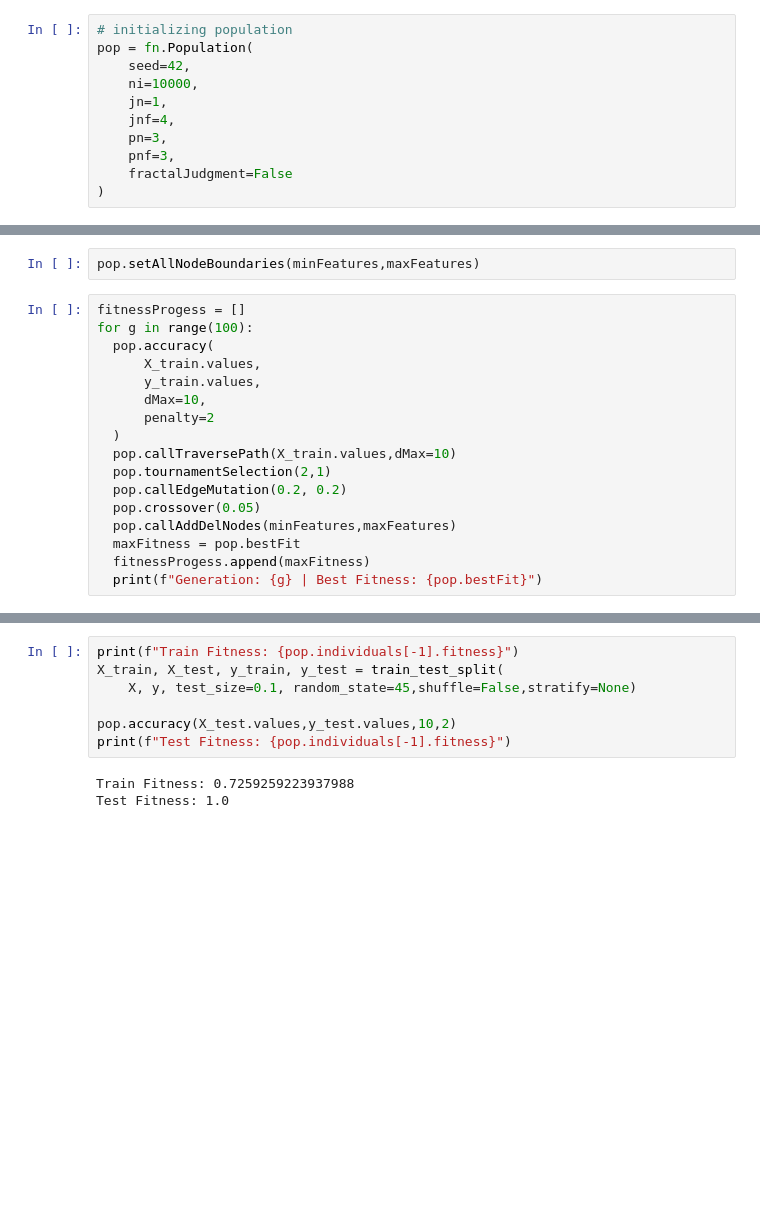
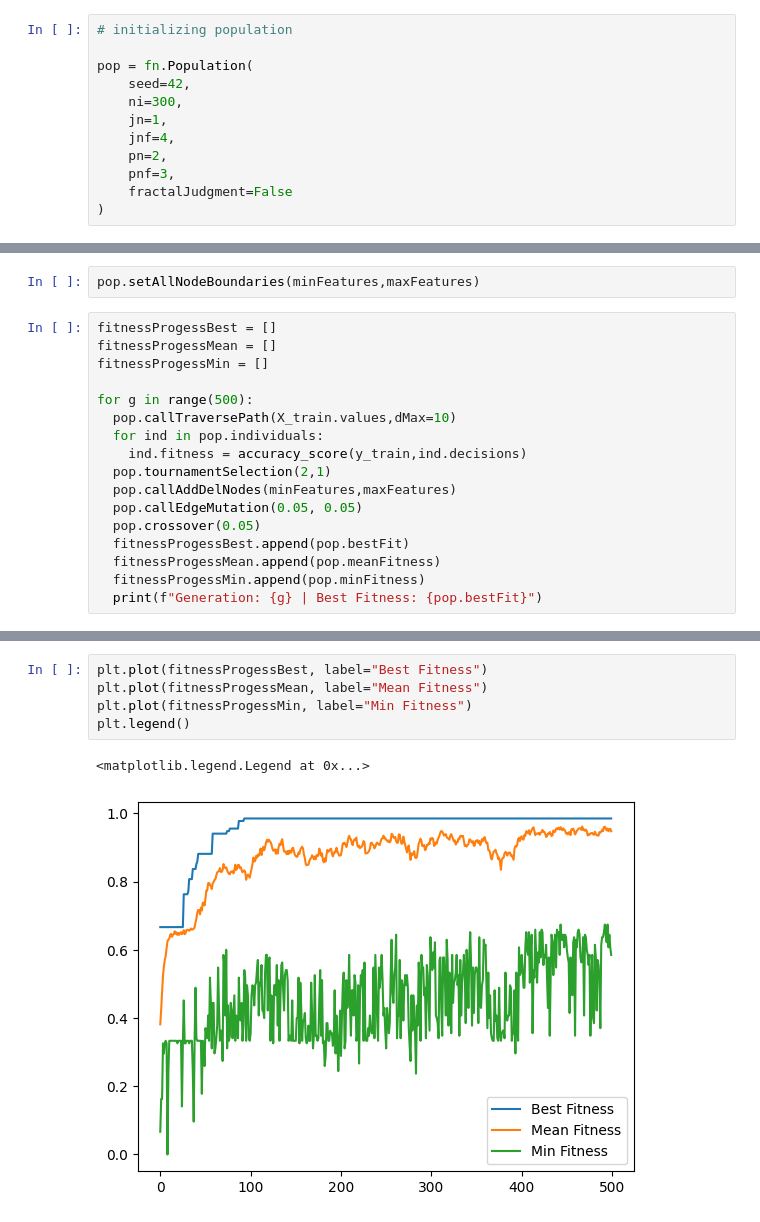
Before and after one commit to FabianKoehnke/fracnetics, a Jupyter notebook: notebooks/minExampleIRIS.ipynb, the cells around one changed output, grey strips where cells are left out. Drawn from its saved outputs; the diff is of its cells as text; blank space fills up the shorter version.

Commit message:
change order of mutation (add | standard)

```diff
--- a/notebooks/minExampleIRIS.ipynb
+++ b/notebooks/minExampleIRIS.ipynb
@@ -51,12 +42,13 @@ X_train.describe()
 ## Initializing the Population
 # %%
 # initializing population
+
 pop = fn.Population(
     seed=42,
-    ni=10000,
+    ni=300,
     jn=1,
     jnf=4,
-    pn=3,
+    pn=2,
     pnf=3,
     fractalJudgment=False
 )
@@ -74,20 +71,20 @@ array([4.3, 2. , 1. , 0.1])
 # %%
 pop.setAllNodeBoundaries(minFeatures,maxFeatures)
 # %%
-fitnessProgess = []
-for g in range(100):
-  pop.accuracy(
-      X_train.values,
-      y_train.values,
-      dMax=10,
-      penalty=2
-  )
+fitnessProgessBest = []
+fitnessProgessMean = []
+fitnessProgessMin = []
+
+for g in range(500):
   pop.callTraversePath(X_train.values,dMax=10)
+  for ind in pop.individuals:
+    ind.fitness = accuracy_score(y_train,ind.decisions)
   pop.tournamentSelection(2,1)
-  pop.callEdgeMutation(0.2, 0.2)
+  pop.callAddDelNodes(minFeatures,maxFeatures)
+  pop.callEdgeMutation(0.05, 0.05)
   pop.crossover(0.05)
-  pop.callAddDelNodes(minFeatures,maxFeatures)
-  maxFitness = pop.bestFit
-  fitnessProgess.append(maxFitness)
+  fitnessProgessBest.append(pop.bestFit)
+  fitnessProgessMean.append(pop.meanFitness)
+  fitnessProgessMin.append(pop.minFitness)
   print(f"Generation: {g} | Best Fitness: {pop.bestFit}")
 # %% [output]
@@ -101,10 +108,8 @@ plt.plot(fitnessProgess)
-# %%
-print(f"Train Fitness: {pop.individuals[-1].fitness}")
-X_train, X_test, y_train, y_test = train_test_split(
-    X, y, test_size=0.1, random_state=45,shuffle=False,stratify=None)
-
-pop.accuracy(X_test.values,y_test.values,10,2)
-print(f"Test Fitness: {pop.individuals[-1].fitness}")
-# %% [output]
-Train Fitness: 0.7259259223937988
-Test Fitness: 1.0
+# %%
+plt.plot(fitnessProgessBest, label="Best Fitness")
+plt.plot(fitnessProgessMean, label="Mean Fitness")
+plt.plot(fitnessProgessMin, label="Min Fitness")
+plt.legend()
+# %% [output]
+<matplotlib.legend.Legend at 0x...>
+[figure, added]
```
Also changed, not shown: parts of 9 cells of this notebook, 4 other files.
